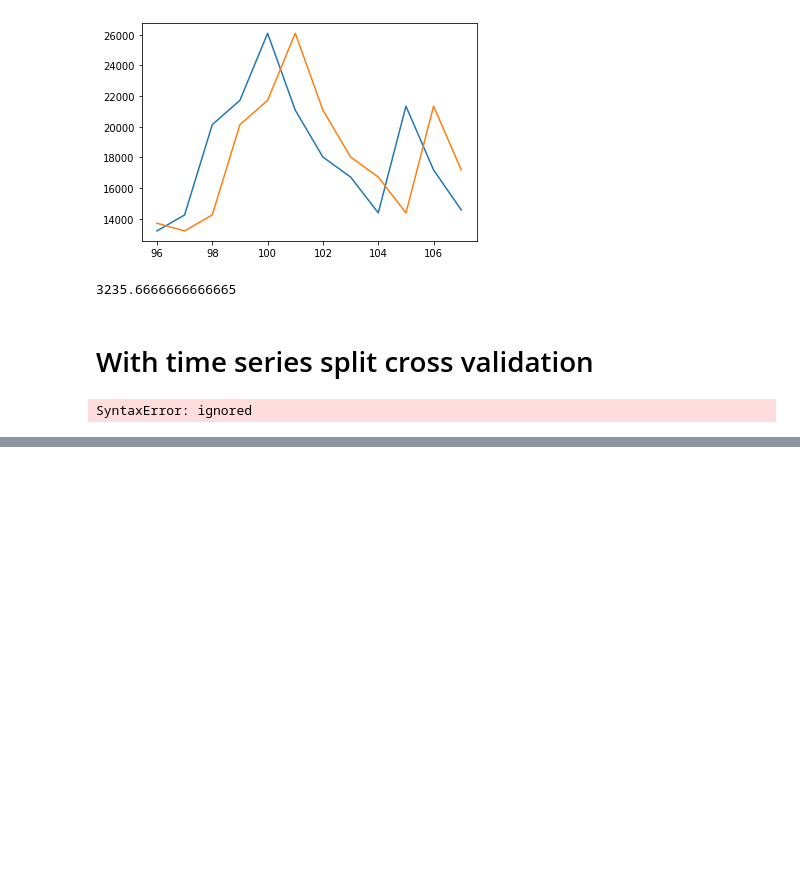
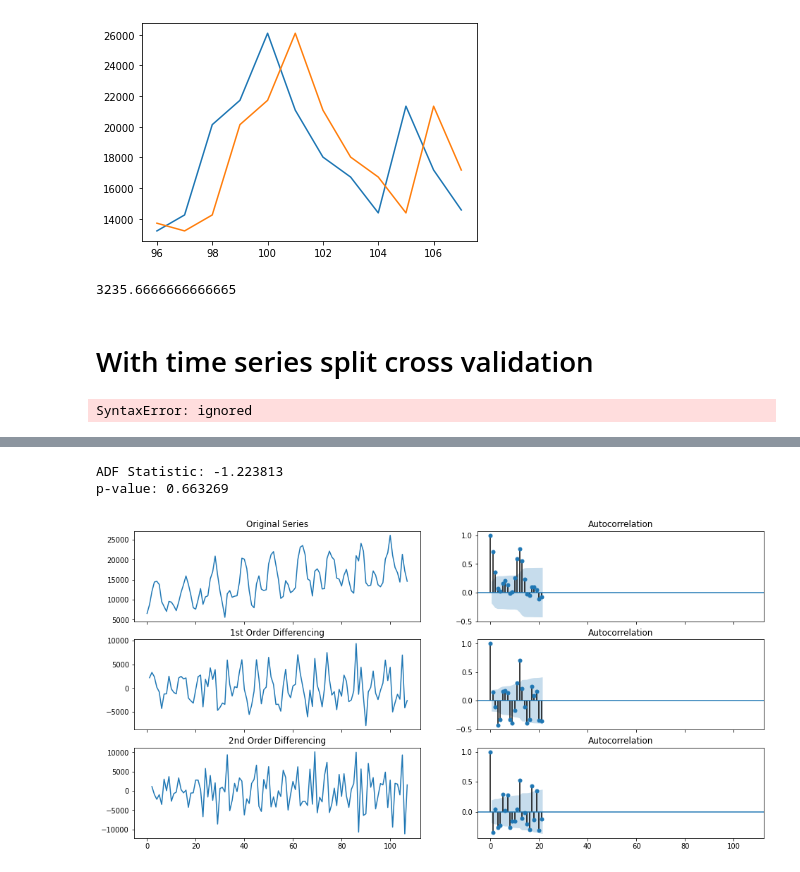
Before and after one commit to andreoniriccardo/time-series, a Jupyter notebook: TimeSeriesARIMA.ipynb, the cells around one changed output, grey strips where cells are left out. Cells and saved outputs as stored; diff of their text form; code cells hidden in the pictures; blank space fills up the shorter version.

```diff
--- a/TimeSeriesARIMA.ipynb
+++ b/TimeSeriesARIMA.ipynb
@@ -349,0 +358,4 @@ mae
+# %%
+path = 'https://raw.githubusercontent.com/jbrownlee/Datasets/master/monthly-car-sales.csv'
+df = pd.read_csv(path, header=0)
+df.head()
@@ -349,0 +369,32 @@ mae
+# %%
+# trovo il termine d
+# prima faccio il ADF test, se p>0.05 devo cercare l'ordine di differencing (altrimenti è 0???)
+
+from statsmodels.tsa.stattools import adfuller
+result = adfuller(df.Sales.dropna())
+print('ADF Statistic: %f' % result[0])
+print('p-value: %f' % result[1])
+# %% [output]
+ADF Statistic: -1.223813
+p-value: 0.663269
+# %%
+from IPython.core.pylabtools import figsize
+# siccome p> 0.05 devo trovare d. Vedo gli autocorrelation plots
+from statsmodels.graphics.tsaplots import plot_acf, plot_pacf
+import matplotlib.pyplot as plt
+# Original Series
+fig, axes = plt.subplots(3, 2, sharex=True, figsize=(16,8))
+axes[0, 0].plot(df.Sales); axes[0, 0].set_title('Original Series')
+plot_acf(df.Sales, ax=axes[0, 1])
+
+# 1st Differencing
+axes[1, 0].plot(df.Sales.diff()); axes[1, 0].set_title('1st Order Differencing')
+plot_acf(df.Sales.diff().dropna(), ax=axes[1, 1])
+
+# 2nd Differencing
+axes[2, 0].plot(df.Sales.diff().diff()); axes[2, 0].set_title('2nd Order Differencing')
+plot_acf(df.Sales.diff().diff().dropna(), ax=axes[2, 1])
+
+plt.show()
+# %% [output]
+[figure, added]
```
Also changed, not shown: parts of 18 cells of this notebook.
